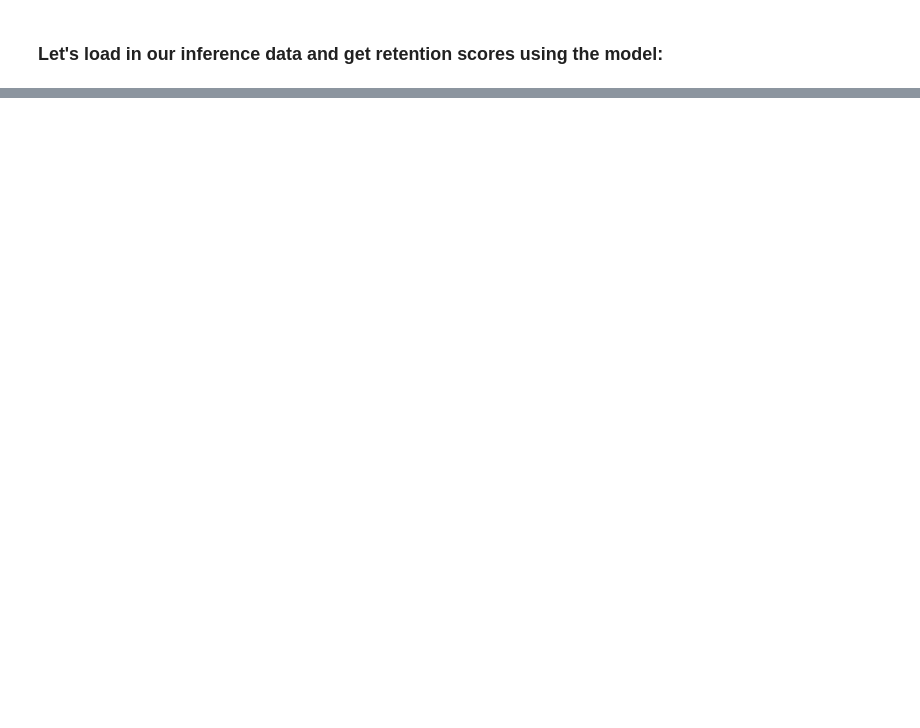
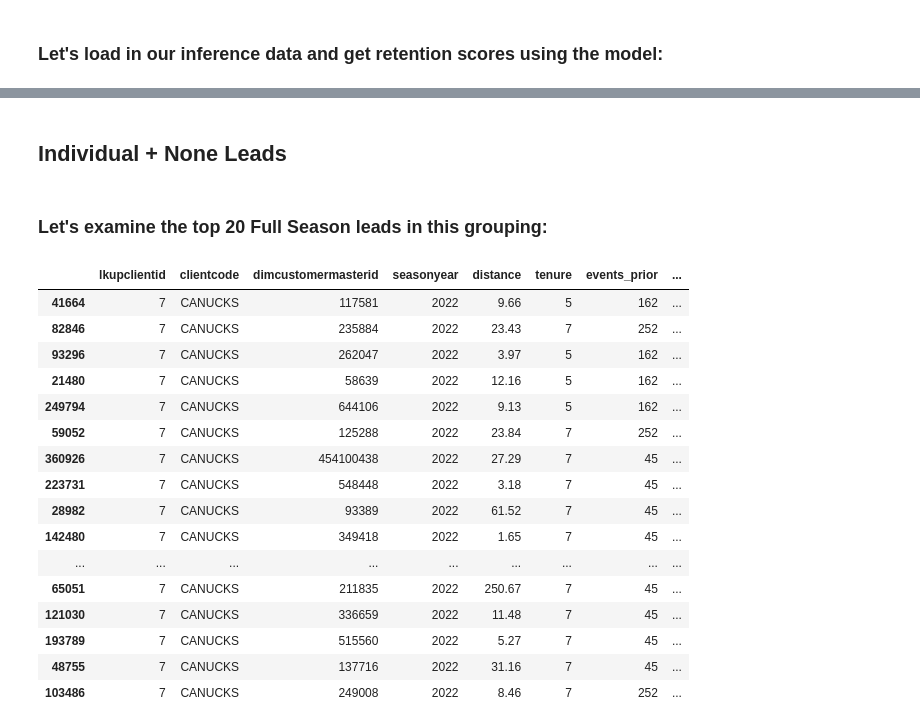
Before and after one commit to ryankazmerik/data-sci, a Jupyter notebook: fallbacks/Product Propensity Scoring.ipynb, the cells around one changed output, grey strips where cells are left out. Saved outputs shown, nothing was run; the diff lists cells and outputs as text; code cells hidden in the pictures; blank space fills up the shorter version.

```diff
--- a/fallbacks/Product Propensity Scoring.ipynb
+++ b/fallbacks/Product Propensity Scoring.ipynb
@@ -173,0 +210,29 @@ Authorized as AROASQ4JELIXYLYV6P4UV:rkazmerik@stellaralgo.com
+# %% [markdown]
+## Individual + None Leads
+# %%
+df_other = df_scores[df_scores["product_current"].isin(["Individual", "None"])]
+# %% [markdown]
+### Let's examine the top 20 Full Season leads in this grouping:
+# %%
+pd.set_option('display.max_columns', None)
+pd.set_option('display.max_rows', None)
+
+df_other[df_other["Label"]=="Full Season"].sort_values(by="Score", ascending=False).head(20)
+# %% [output]
+|  | lkupclientid | clientcode | dimcustomermasterid | seasonyear | distance | tenure | events_prior | ... |
+| 41664 | 7 | CANUCKS | 117581 | 2022 | 9.66 | 5 | 162 | ... |
+| 82846 | 7 | CANUCKS | 235884 | 2022 | 23.43 | 7 | 252 | ... |
+| 93296 | 7 | CANUCKS | 262047 | 2022 | 3.97 | 5 | 162 | ... |
+| 21480 | 7 | CANUCKS | 58639 | 2022 | 12.16 | 5 | 162 | ... |
+| 249794 | 7 | CANUCKS | 644106 | 2022 | 9.13 | 5 | 162 | ... |
+| 59052 | 7 | CANUCKS | 125288 | 2022 | 23.84 | 7 | 252 | ... |
+| 360926 | 7 | CANUCKS | 454100438 | 2022 | 27.29 | 7 | 45 | ... |
+| 223731 | 7 | CANUCKS | 548448 | 2022 | 3.18 | 7 | 45 | ... |
+| 28982 | 7 | CANUCKS | 93389 | 2022 | 61.52 | 7 | 45 | ... |
+| 142480 | 7 | CANUCKS | 349418 | 2022 | 1.65 | 7 | 45 | ... |
+| ... | ... | ... | ... | ... | ... | ... | ... | ... |
+| 65051 | 7 | CANUCKS | 211835 | 2022 | 250.67 | 7 | 45 | ... |
+| 121030 | 7 | CANUCKS | 336659 | 2022 | 11.48 | 7 | 45 | ... |
+| 193789 | 7 | CANUCKS | 515560 | 2022 | 5.27 | 7 | 45 | ... |
+| 48755 | 7 | CANUCKS | 137716 | 2022 | 31.16 | 7 | 45 | ... |
+| 103486 | 7 | CANUCKS | 249008 | 2022 | 8.46 | 7 | 252 | ... |
```
Also changed, not shown: parts of 14 cells of this notebook, 3 other files.
